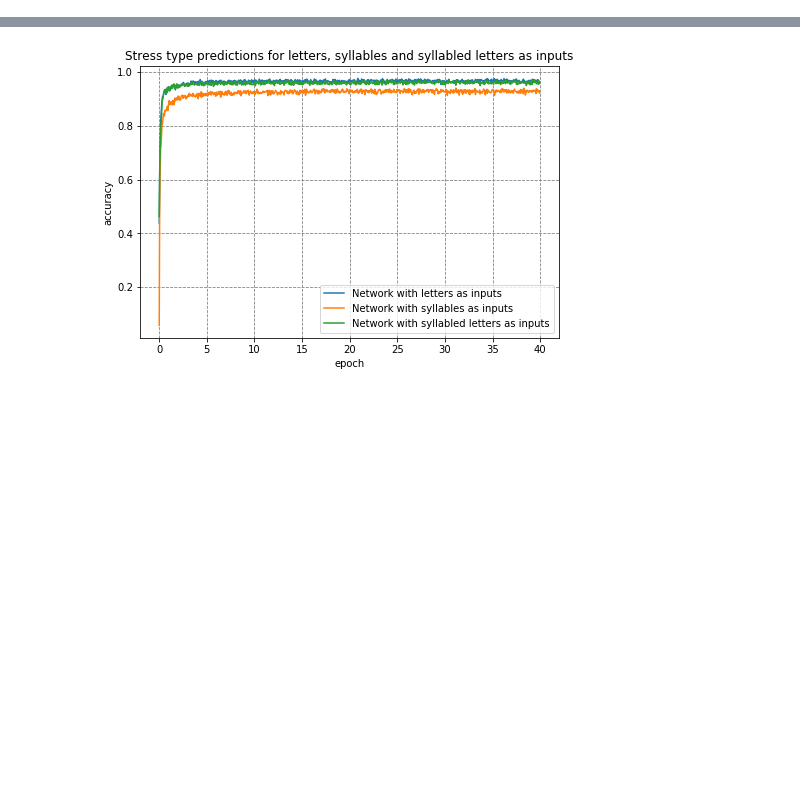
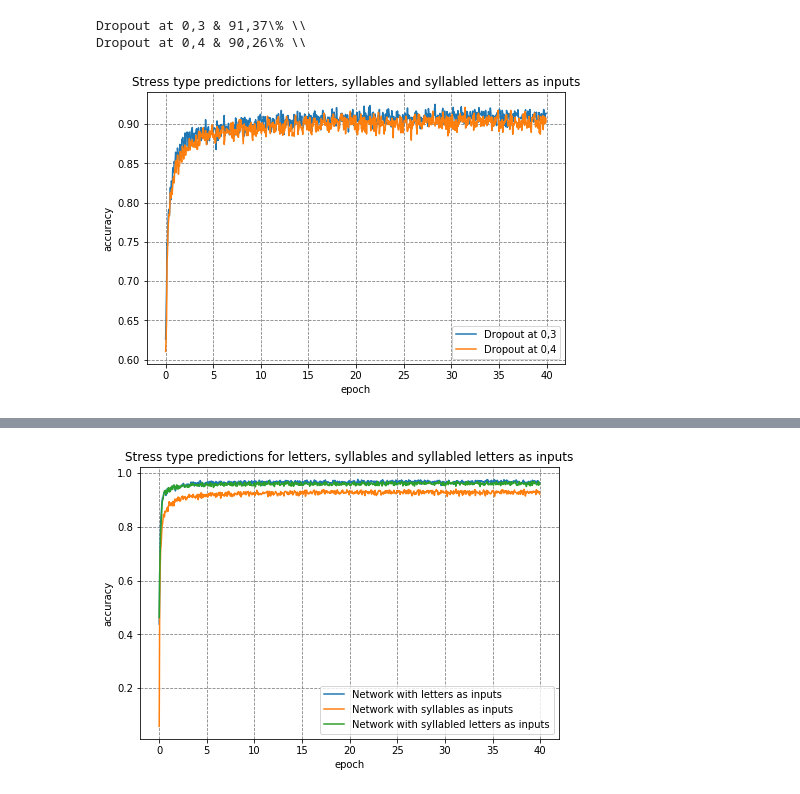
Before and after one commit to lkrsnik/accetuation, a Jupyter notebook: cnn/word_accetuation/cnn_dictionary/results_presentation.ipynb, the cells around one changed output, grey strips where cells are left out. Drawn from its saved outputs; the diff is of its cells as text; code cells hidden in the pictures; blank space fills up the shorter version.

```diff
--- a/cnn/word_accetuation/cnn_dictionary/results_presentation.ipynb
+++ b/cnn/word_accetuation/cnn_dictionary/results_presentation.ipynb
@@ -9,0 +21,9 @@ import copy
+# %%
+inputs = [['v3_10/40_epoch', 'Dropout at 0,3'],
+          ['v3_13/40_epoch', 'Dropout at 0,4'],
+         ]
+draw_plots(inputs, epoch_number=40, validation_data=True, title='Stress type predictions for letters, syllables and syllabled letters as inputs')
+# %% [output]
+Dropout at 0,3 & 91,37\% \\
+Dropout at 0,4 & 90,26\% \\
+[figure, added]
```
Also changed, not shown: parts of 13 cells of this notebook, 14 other files.
